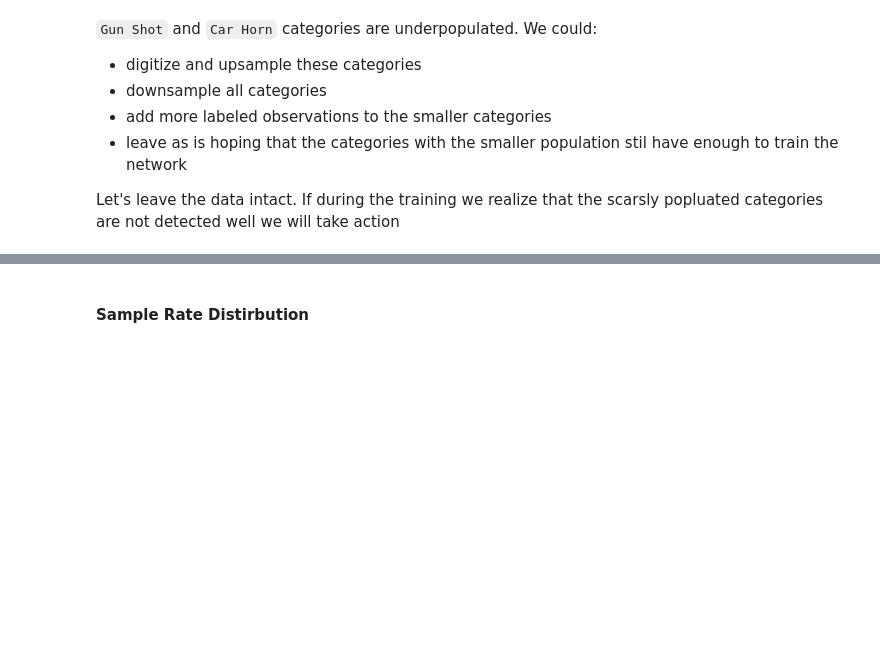
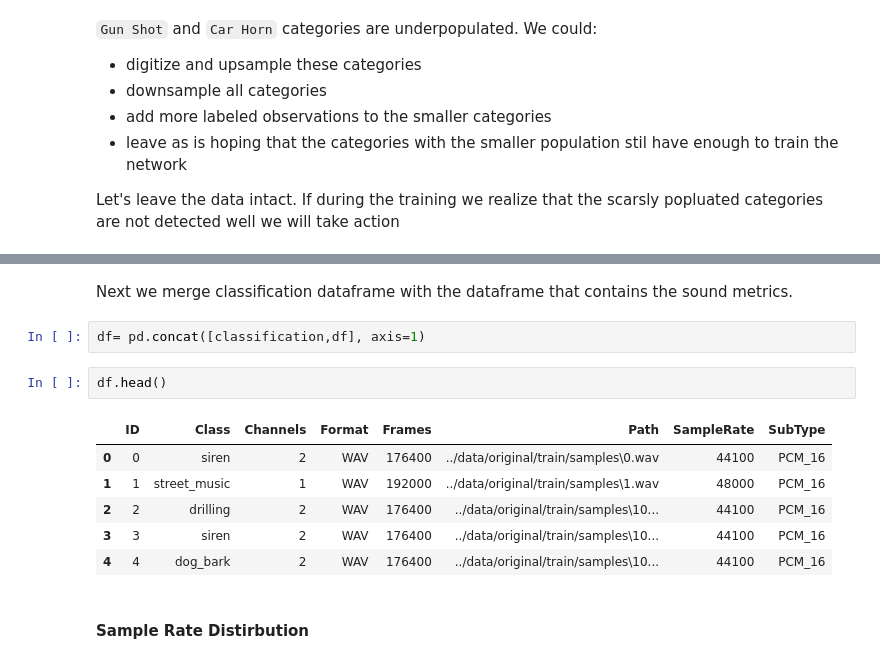
Before and after one commit to v2msLabs/ML1020-Course-Project, a Jupyter notebook: src/main.ipynb, the cells around one changed output, grey strips where cells are left out. Saved outputs shown, nothing was run; the diff lists cells and outputs as text; blank space fills up the shorter version.

```diff
--- a/src/main.ipynb
+++ b/src/main.ipynb
@@ -115,3 +122,16 @@ sampleDf.shape
+# %% [markdown]
+Next we merge classification dataframe with the dataframe that contains the sound metrics.
+# %%
+df= pd.concat([classification,df], axis=1)
+# %%
+df.head()
+# %% [output]
+|  | ID | Class | Channels | Format | Frames | Path | SampleRate | SubType |
+| 0 | 0 | siren | 2 | WAV | 176400 | ../data/original/train/samples\0.wav | 44100 | PCM_16 |
+| 1 | 1 | street_music | 1 | WAV | 192000 | ../data/original/train/samples\1.wav | 48000 | PCM_16 |
+| 2 | 2 | drilling | 2 | WAV | 176400 | ../data/original/train/samples\10... | 44100 | PCM_16 |
+| 3 | 3 | siren | 2 | WAV | 176400 | ../data/original/train/samples\10... | 44100 | PCM_16 |
+| 4 | 4 | dog_bark | 2 | WAV | 176400 | ../data/original/train/samples\10... | 44100 | PCM_16 |
 # %% [markdown]
 #### Sample Rate Distirbution
 # %%
```
Also changed, not shown: parts of 24 cells of this notebook.
